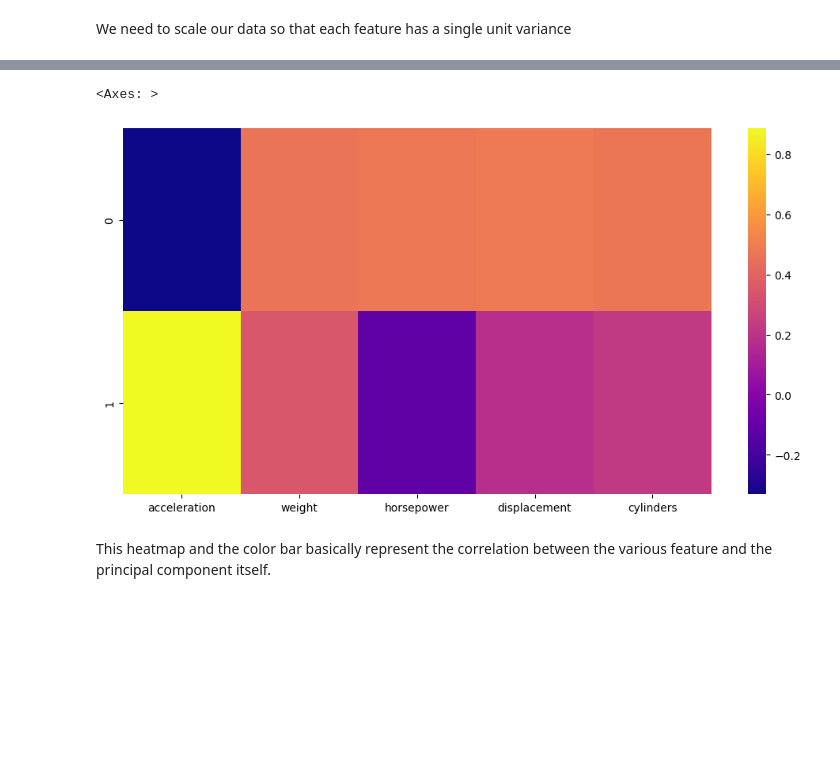
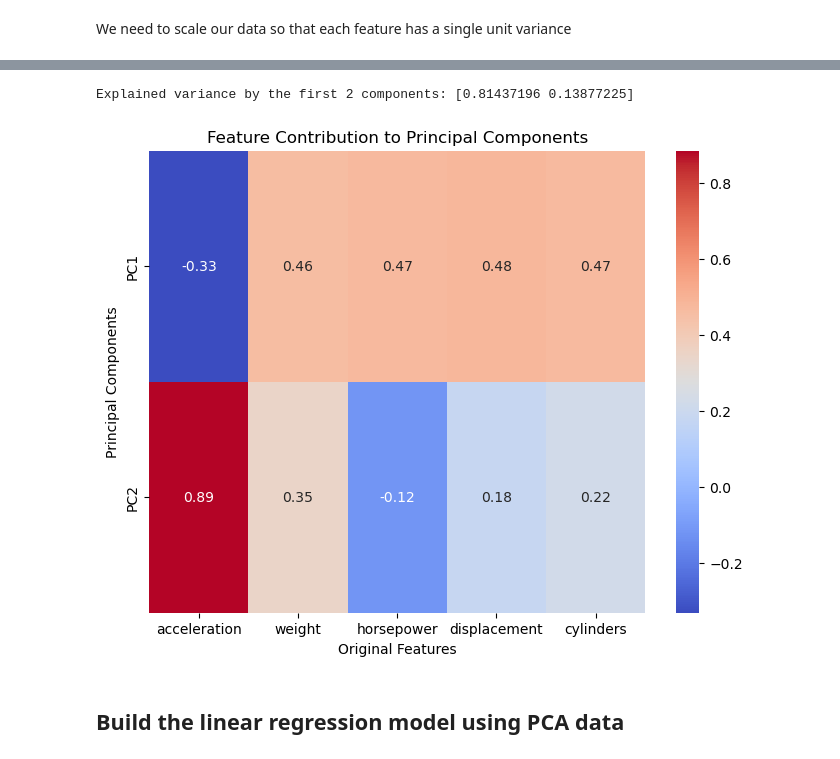
Before and after one commit to Clivert98/Python, a Jupyter notebook: LinearRegression&PCA/LinearRegression_PCA.ipynb, the cells around one changed output, grey strips where cells are left out. Saved outputs shown, nothing was run; the diff lists cells and outputs as text; code cells hidden in the pictures; blank space fills up the shorter version.

```diff
--- a/LinearRegression&PCA/LinearRegression_PCA.ipynb
+++ b/LinearRegression&PCA/LinearRegression_PCA.ipynb
@@ -293,0 +255,22 @@ df_comp = pd.DataFrame(pca.components_,columns=X.columns)
+# %%
+X = data[[ 'acceleration','weight', 'horsepower', 'displacement','cylinders' ]]
+y = data['mpg']
+# %%
+# Normalise the data
+# Standardise the features
+scaler = StandardScaler()
+X_scaled = scaler.fit_transform(X)
+
+# Apply PCA to specify the number of components
+# Reduce the data to 2 principal components for visualisation
+pca = PCA(n_components=2)
+X_pca = pca.fit_transform(X_scaled)
+
+# Visualise the PCA result
+plt.figure(figsize=(8,6))
+plt.scatter(X_pca[:,0], X_pca[:,1], c=y, cmap='plasma')  # Colour by the 'mpg' values (target)
+plt.xlabel('First principal component')
+plt.ylabel('Second principal component')
+plt.colorbar(label='MPG')  # Adds a colorbar for MPG values
+plt.grid(True)
+plt.show()
@@ -294,8 +279,25 @@ df_comp = pd.DataFrame(pca.components_,columns=X.columns)
+# %%
+# Explained variance ratio to understand how much variance each component explains
+explained_variance = pca.explained_variance_ratio_
+print(f'Explained variance by the first 2 components: {explained_variance}')
+# %% [output]
+Explained variance by the first 2 components: [0.81437196 0.13877225]
 # %%
-plt.figure(figsize=(12,6))
-sns.heatmap(df_comp,cmap='plasma',)
+# Import seaborn for the heatmap
+pca_components = pca.components_
+
+# Create a DataFrame for better visualisation
+# This shows how much each original feature contributes to each principal component
+component_df = pd.DataFrame(pca_components, columns=X.columns, index=['PC1', 'PC2'])
+
+# Plot the heatmap
+plt.figure(figsize=(8, 6))
+sns.heatmap(component_df, annot=True, cmap='coolwarm', cbar=True)
+plt.title('Feature Contribution to Principal Components')
+plt.xlabel('Original Features')
+plt.ylabel('Principal Components')
+plt.show()
 # %% [output]
-<Axes: >
-[figure, old version]
+[figure, new version]
-# %% [markdown]
-This heatmap and the color bar basically represent the correlation between the various feature and the principal component itself.
+# %% [markdown]
+## **Build the linear regression model using PCA data**
```
Also changed, not shown: parts of 53 cells of this notebook.
